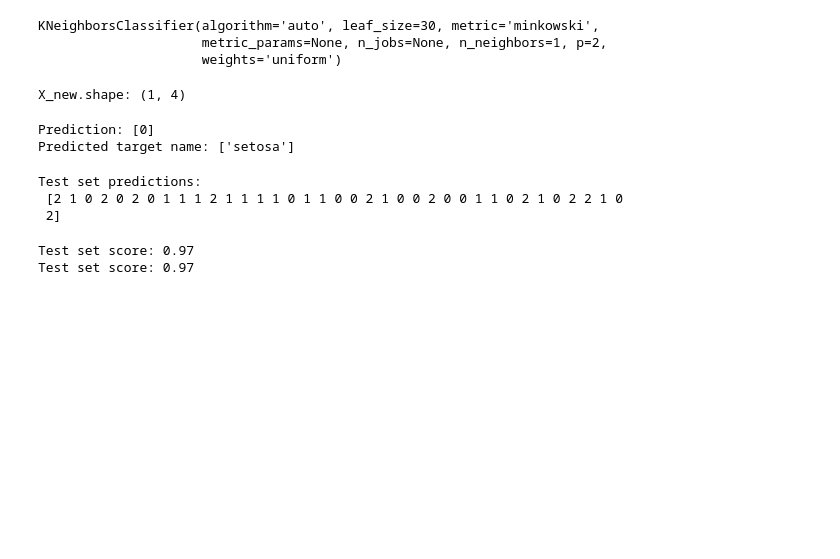
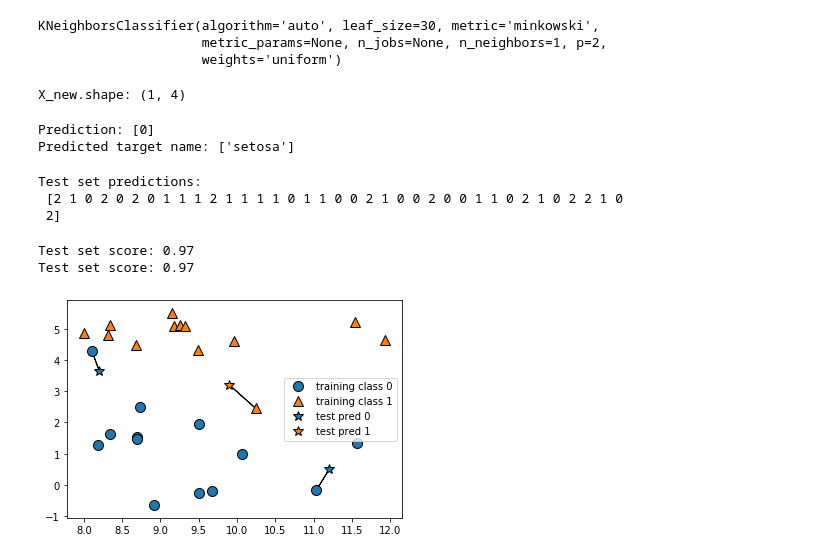
Before and after one commit to raoamalik/machine_learning_models, a Jupyter notebook: First_ML_Model.ipynb, the cells around one changed output. Drawn from its saved outputs; the diff is of its cells as text; code cells hidden in the pictures; blank space fills up the shorter version.

```diff
--- a/First_ML_Model.ipynb
+++ b/First_ML_Model.ipynb
@@ -133,3 +133,8 @@ print("Test set score: {:.2f}".format(knn.score(X_test, y_test)))
 # %% [output]
 Test set score: 0.97
 Test set score: 0.97
+# %%
+import mglearn
+mglearn.plots.plot_knn_classification(n_neighbors=1)
+# %% [output]
+[figure, added]
```
Also changed, not shown: 5 other files.
